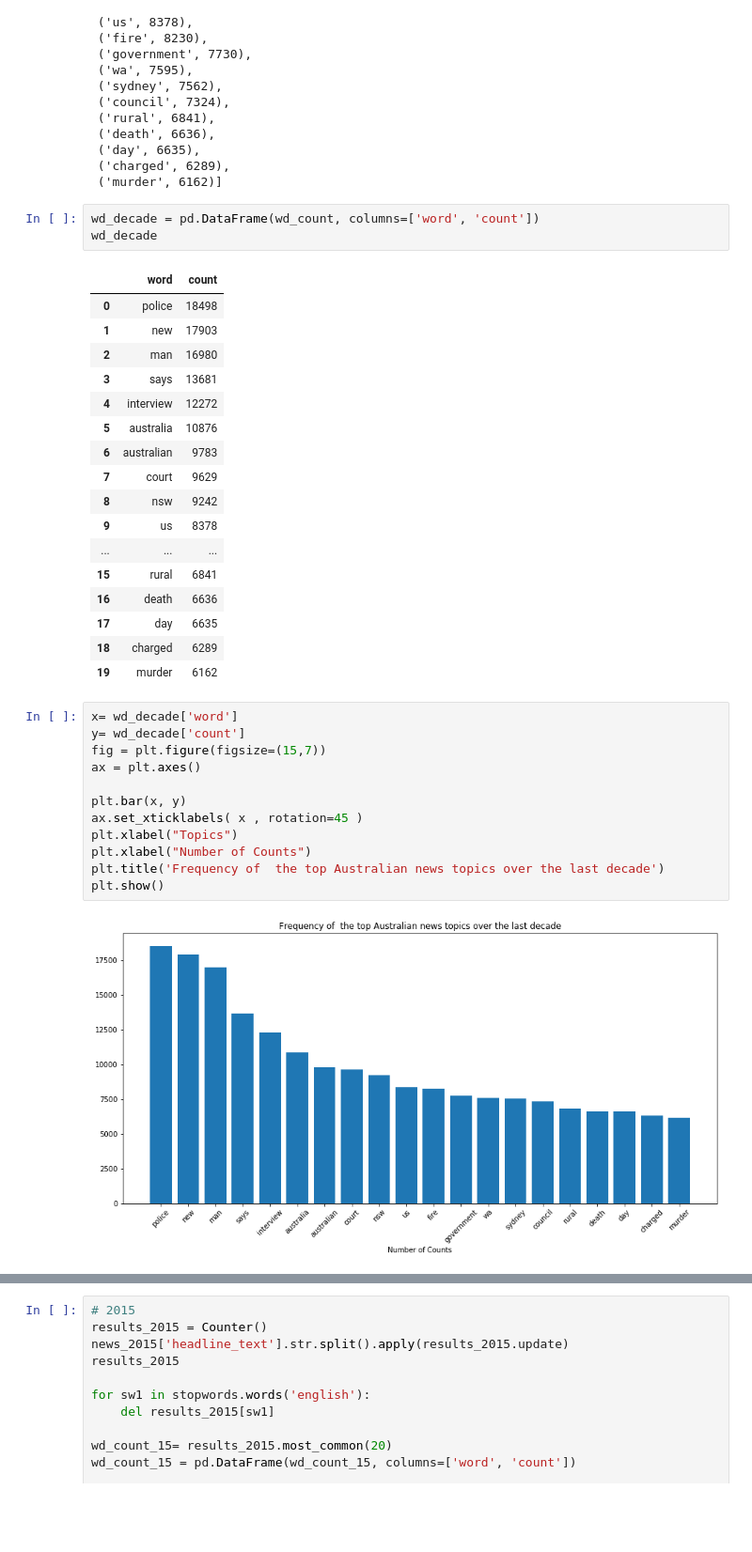
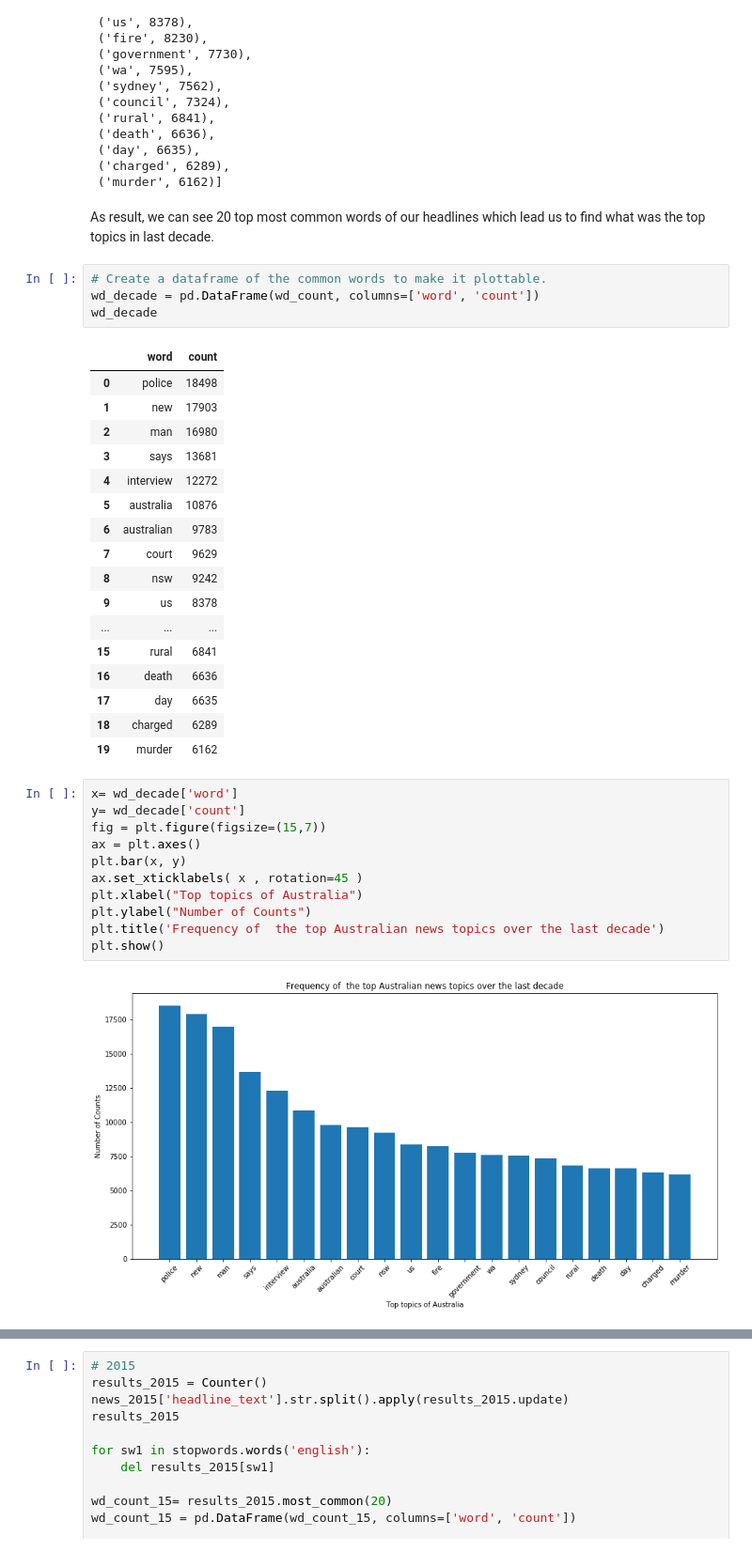
Before and after one commit to moejalili/top-australian-news-topics, a Jupyter notebook: Q3-updated.ipynb, the cells around one changed output, grey strips where cells are left out. Shown: that part at 94% size. Drawn from its saved outputs; the diff is of its cells as text; blank space fills up the shorter version.

```diff
--- a/Q3-updated.ipynb
+++ b/Q3-updated.ipynb
@@ -341,7 +392,10 @@ wd_count
  ('day', 6635),
  ('charged', 6289),
  ('murder', 6162)]
+# %% [markdown]
+As result, we can see 20 top most common words of our headlines which lead us to find what was the top topics in last decade.
 # %%
+# Create a dataframe of the common words to make it plottable.
 wd_decade = pd.DataFrame(wd_count, columns=['word', 'count'])
 wd_decade
 # %% [output]
@@ -365,15 +419,14 @@ wd_decade
 # %%
 x= wd_decade['word']
 y= wd_decade['count']
 fig = plt.figure(figsize=(15,7))
 ax = plt.axes()
-
 plt.bar(x, y)
 ax.set_xticklabels( x , rotation=45 )
-plt.xlabel("Topics")
-plt.xlabel("Number of Counts")
+plt.xlabel("Top topics of Australia")
+plt.ylabel("Number of Counts")
 plt.title('Frequency of  the top Australian news topics over the last decade')
 plt.show()
 # %% [output]
-[figure, old version]
+[figure, new version]
 # %% [markdown]
```
Also changed, not shown: parts of 56 cells of this notebook.
